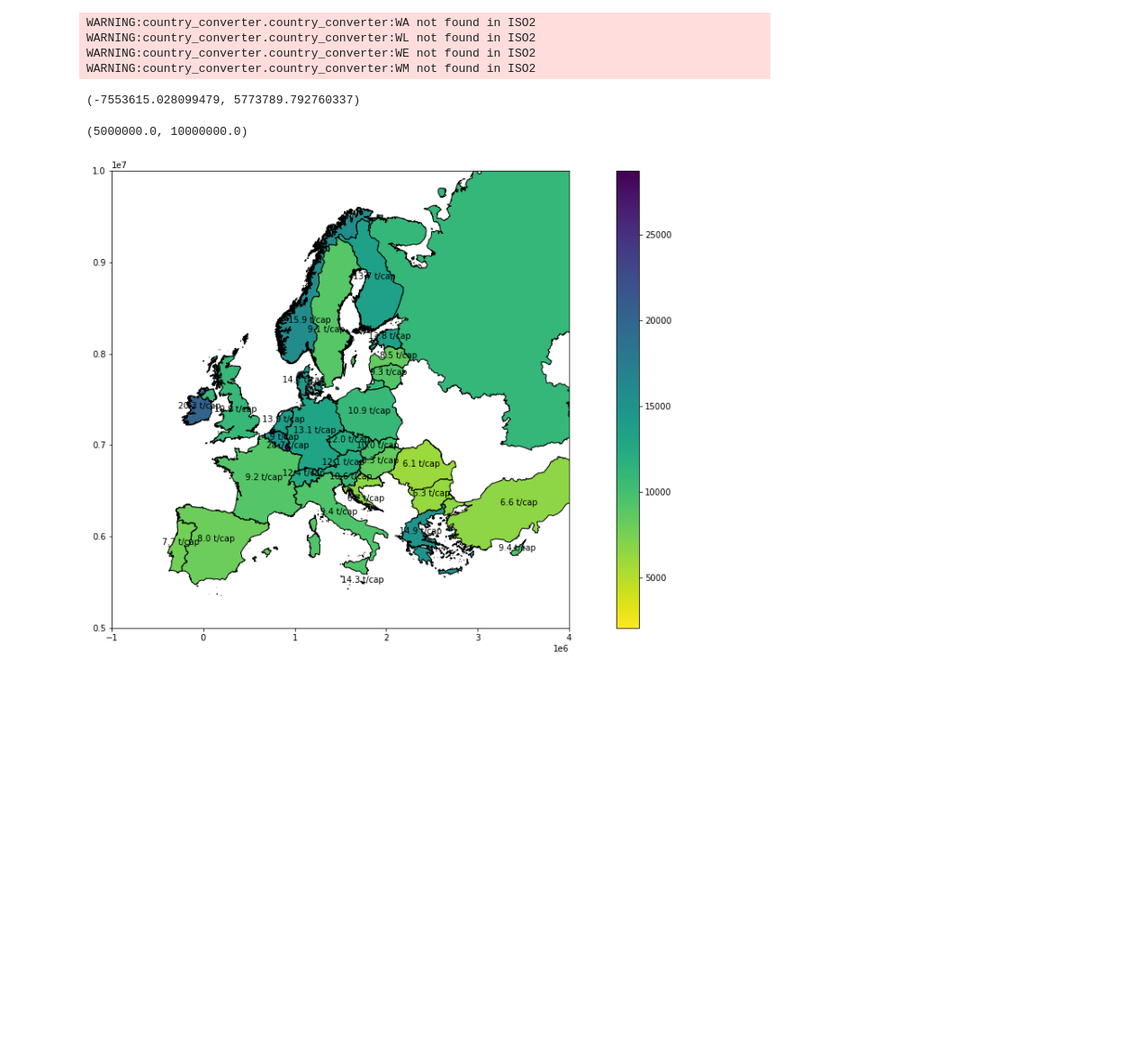
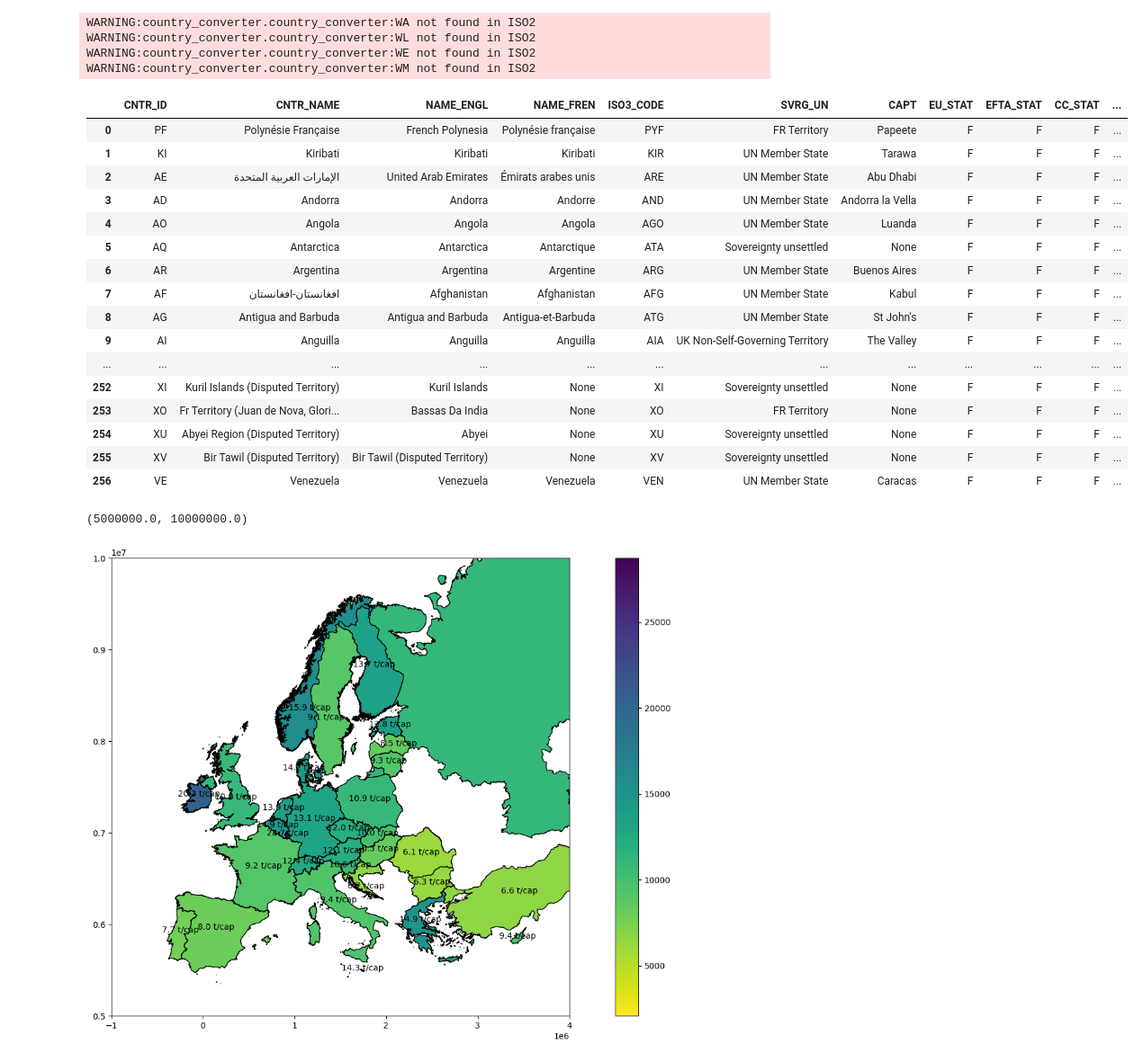
Before and after one commit to thomasgibon/io-footprinting, a Jupyter notebook: miniprojet_mines/3_cartes.ipynb, the cells around one changed output. Shown at 90% size. Drawn from its saved outputs; the diff is of its cells as text; code cells hidden in the pictures; blank space fills up the shorter version.

```diff
--- a/miniprojet_mines/3_cartes.ipynb
+++ b/miniprojet_mines/3_cartes.ipynb
@@ -57,12 +58,28 @@ df = df_raw.join(footprints, on='ISO3_CODE')
 df = df.join(df_points, on='ISO3_CODE')
 pd.set_option('display.max_rows', df.shape[0]+1)
+# %%
+df
+# %% [output]
+|  | CNTR_ID | CNTR_NAME | NAME_ENGL | NAME_FREN | ISO3_CODE | SVRG_UN | CAPT | EU_STAT | EFTA_STAT | CC_STAT | ... |
+| 0 | PF | Polynésie Française | French Polynesia | Polynésie française | PYF | FR Territory | Papeete | F | F | F | ... |
+| 1 | KI | Kiribati | Kiribati | Kiribati | KIR | UN Member State | Tarawa | F | F | F | ... |
+| 2 | AE | الإمارات العربية المتحدة | United Arab Emirates | Émirats arabes unis | ARE | UN Member State | Abu Dhabi | F | F | F | ... |
+| 3 | AD | Andorra | Andorra | Andorre | AND | UN Member State | Andorra la Vella | F | F | F | ... |
+| 4 | AO | Angola | Angola | Angola | AGO | UN Member State | Luanda | F | F | F | ... |
+| 5 | AQ | Antarctica | Antarctica | Antarctique | ATA | Sovereignty unsettled | None | F | F | F | ... |
+| 6 | AR | Argentina | Argentina | Argentine | ARG | UN Member State | Buenos Aires | F | F | F | ... |
+| 7 | AF | افغانستان-افغانستان | Afghanistan | Afghanistan | AFG | UN Member State | Kabul | F | F | F | ... |
+| 8 | AG | Antigua and Barbuda | Antigua and Barbuda | Antigua-et-Barbuda | ATG | UN Member State | St John's | F | F | F | ... |
+| 9 | AI | Anguilla | Anguilla | Anguilla | AIA | UK Non-Self-Governing Territory | The Valley | F | F | F | ... |
+| ... | ... | ... | ... | ... | ... | ... | ... | ... | ... | ... | ... |
+| 252 | XI | Kuril Islands (Disputed Territory) | Kuril Islands | None | XI | Sovereignty unsettled | None | F | F | F | ... |
+| 253 | XO | Fr Territory (Juan de Nova, Glori... | Bassas Da India | None | XO | FR Territory | None | F | F | F | ... |
+| 254 | XU | Abyei Region (Disputed Territory) | Abyei | None | XU | Sovereignty unsettled | None | F | F | F | ... |
+| 255 | XV | Bir Tawil (Disputed Territory) | Bir Tawil (Disputed Territory) | None | XV | Sovereignty unsettled | None | F | F | F | ... |
+| 256 | VE | Venezuela | Venezuela | Venezuela | VEN | UN Member State | Caracas | F | F | F | ... |
 # %%
 df = df.to_crs('EPSG:2154')
 df['point'] = df['point'].to_crs('EPSG:2154')
-# %%
-row['point'].coords[0]
-# %% [output]
-(-7553615.028099479, 5773789.792760337)
 # %%
 xmin, xmax = (-1e6,4e6)
 ymin, ymax = (5e6, 10e6)
```
Also changed, not shown: parts of 7 cells of this notebook.
